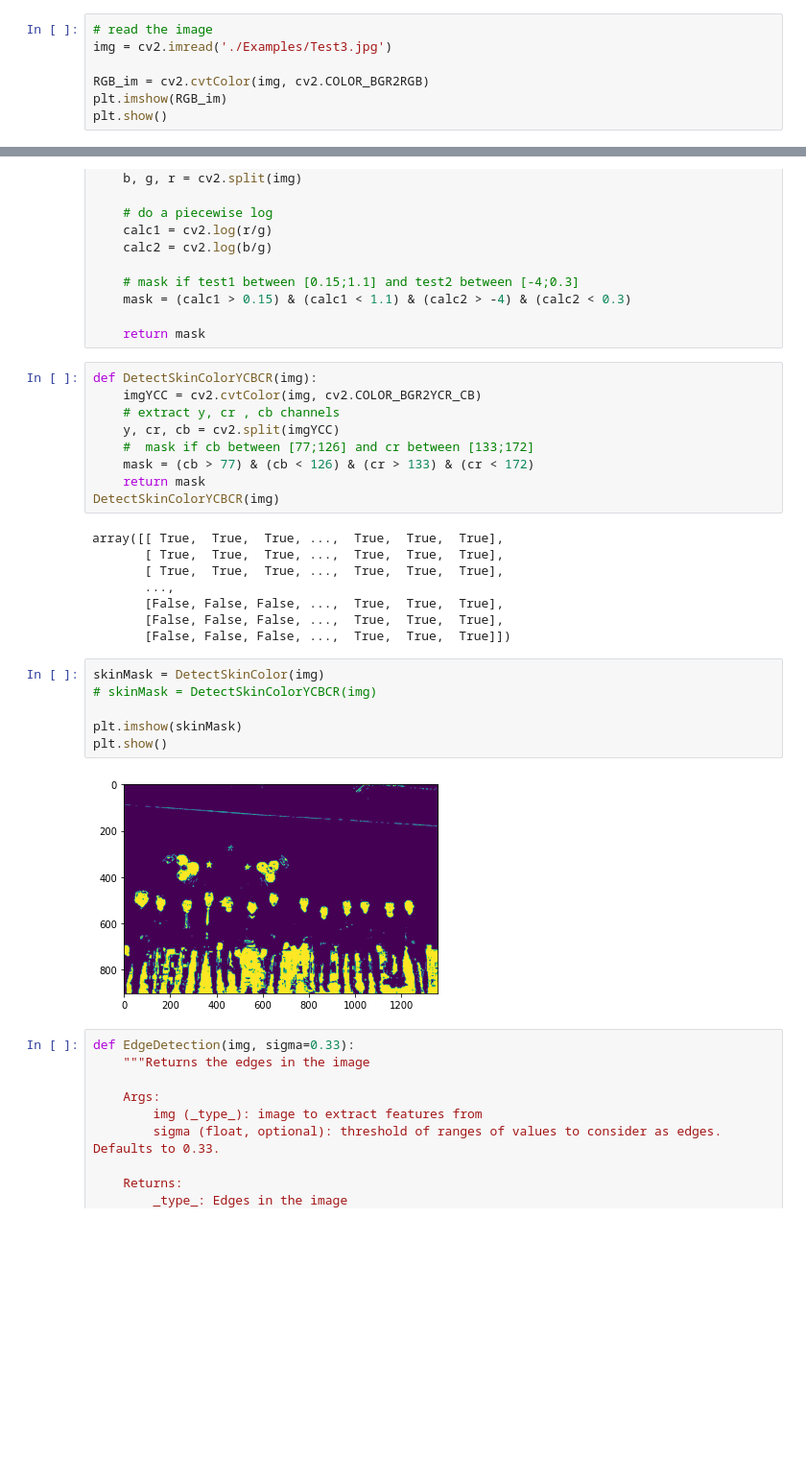
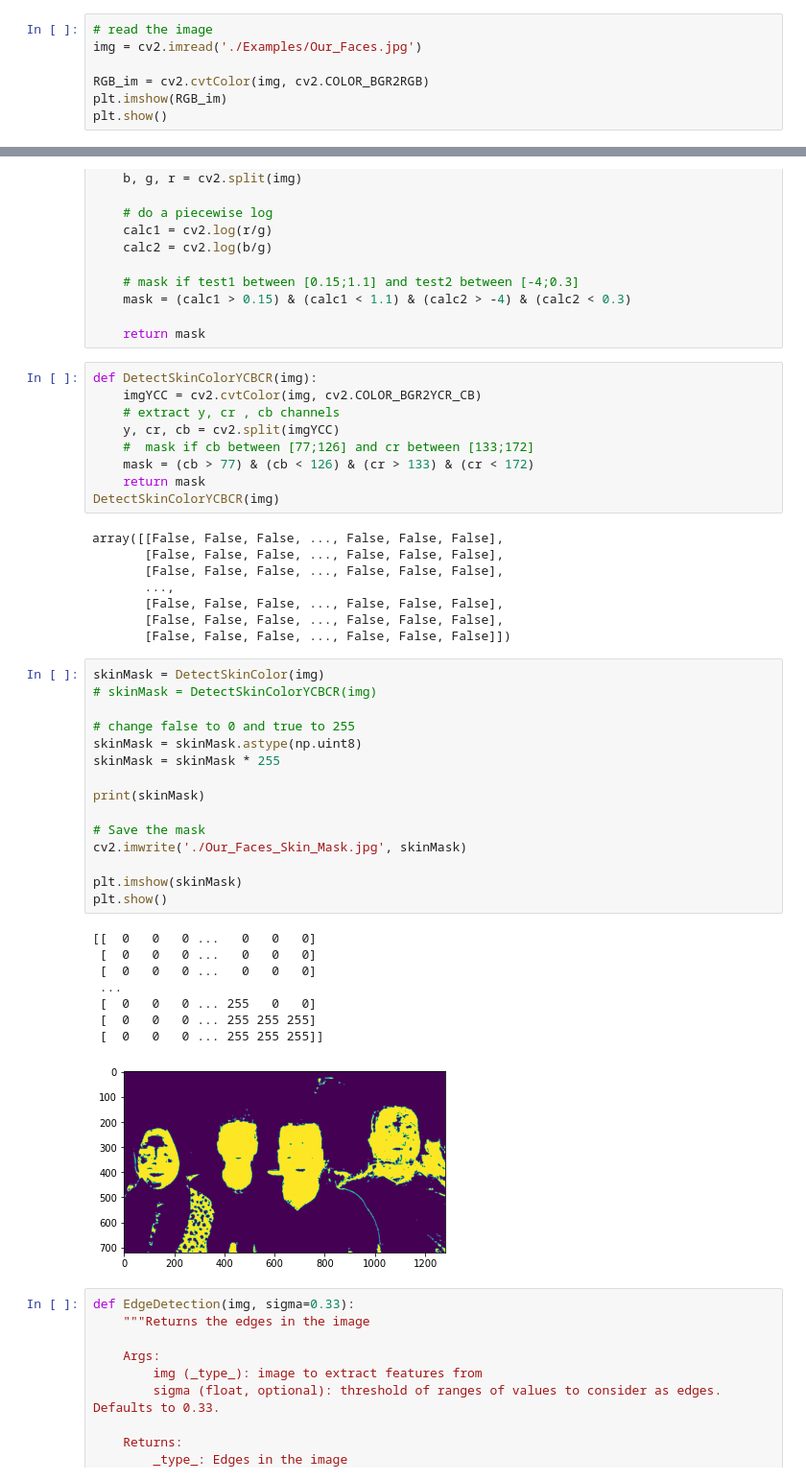
Before and after one commit to ahmedx3/Feelback, a Jupyter notebook: feelback/FaceDetection/HOG_SVM/PreprocessingExperiment.ipynb, the cells around one changed output, grey strips where cells are left out. Shown at 96% size. Saved outputs shown, nothing was run; the diff lists cells and outputs as text; blank space fills up the shorter version.

```diff
--- a/feelback/FaceDetection/HOG_SVM/PreprocessingExperiment.ipynb
+++ b/feelback/FaceDetection/HOG_SVM/PreprocessingExperiment.ipynb
@@ -6,7 +6,7 @@ import numpy as np
 ### Read and show the image
 # %%
 # read the image
-img = cv2.imread('./Examples/Test3.jpg')
+img = cv2.imread('./Examples/Our_Faces.jpg')
 
 RGB_im = cv2.cvtColor(img, cv2.COLOR_BGR2RGB)
 plt.imshow(RGB_im)
@@ -44,21 +44,37 @@ def DetectSkinColorYCBCR(img):
     return mask
 DetectSkinColorYCBCR(img)
 # %% [output]
-array([[ True,  True,  True, ...,  True,  True,  True],
-       [ True,  True,  True, ...,  True,  True,  True],
-       [ True,  True,  True, ...,  True,  True,  True],
+array([[False, False, False, ..., False, False, False],
+       [False, False, False, ..., False, False, False],
+       [False, False, False, ..., False, False, False],
        ...,
-       [False, False, False, ...,  True,  True,  True],
-       [False, False, False, ...,  True,  True,  True],
-       [False, False, False, ...,  True,  True,  True]])
+       [False, False, False, ..., False, False, False],
+       [False, False, False, ..., False, False, False],
+       [False, False, False, ..., False, False, False]])
 # %%
 skinMask = DetectSkinColor(img)
 # skinMask = DetectSkinColorYCBCR(img)
 
+# change false to 0 and true to 255
+skinMask = skinMask.astype(np.uint8)
+skinMask = skinMask * 255
+
+print(skinMask)
+
+# Save the mask
+cv2.imwrite('./Our_Faces_Skin_Mask.jpg', skinMask)
+
 plt.imshow(skinMask)
 plt.show()
 # %% [output]
+[[  0   0   0 ...   0   0   0]
+ [  0   0   0 ...   0   0   0]
+ [  0   0   0 ...   0   0   0]
+ ...
+ [  0   0   0 ... 255   0   0]
+ [  0   0   0 ... 255 255 255]
+ [  0   0   0 ... 255 255 255]]
-[figure, old version]
+[figure, new version]
 # %%
 def EdgeDetection(img, sigma=0.33):
     """Returns the edges in the image
```
Also changed, not shown: parts of 4 cells of this notebook, 5 other files.
